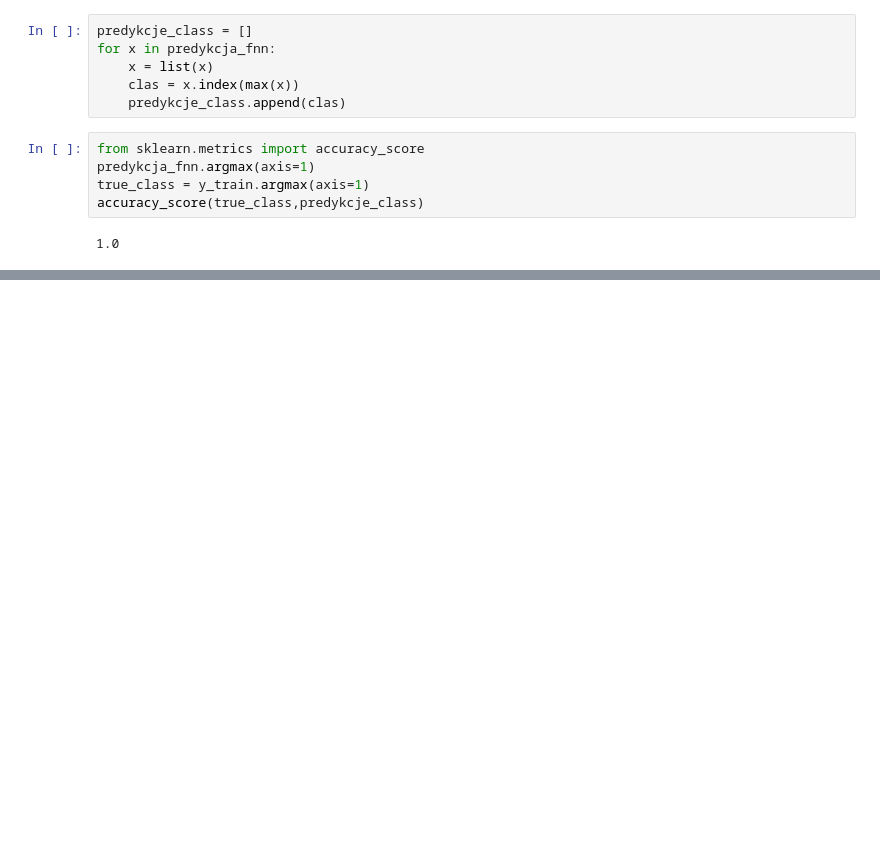
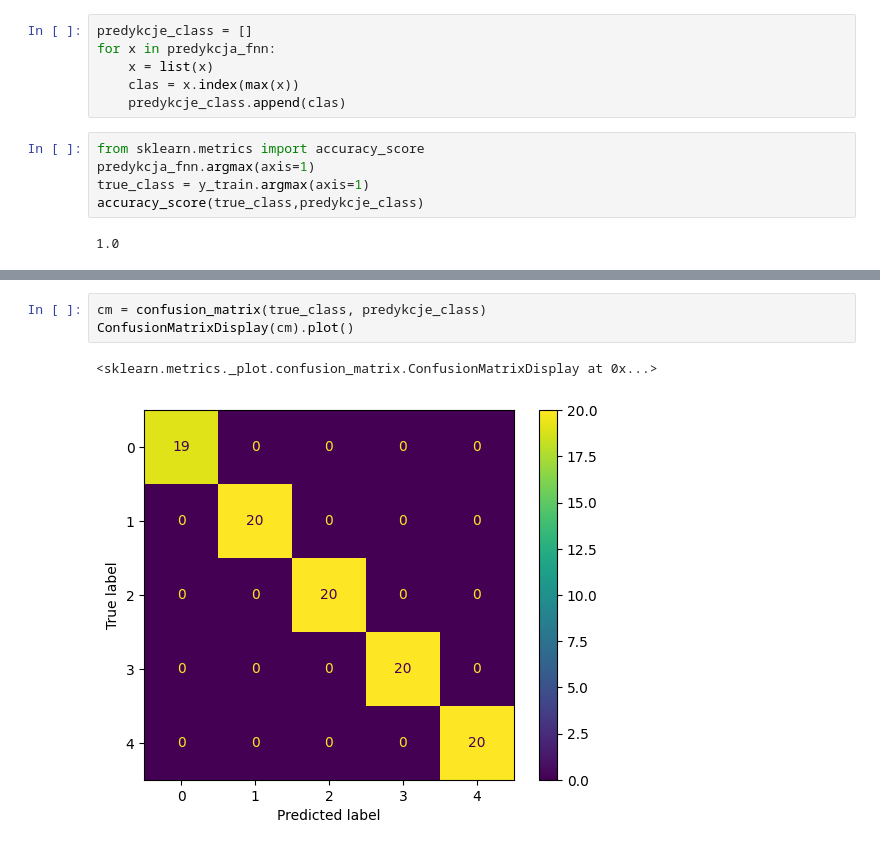
Before and after one commit to przemyslaw-pantol/algorytmy, a Jupyter notebook: analiza_danych/zd_1.ipynb, the cells around one changed output, grey strips where cells are left out. Saved outputs shown, nothing was run; the diff lists cells and outputs as text; blank space fills up the shorter version.

```diff
--- a/analiza_danych/zd_1.ipynb
+++ b/analiza_danych/zd_1.ipynb
@@ -200,0 +224,6 @@ pd.DataFrame({'val_lose':history.history['val_loss'],'loss':history.history['los
+# %%
+cm = confusion_matrix(true_class, predykcje_class)
+ConfusionMatrixDisplay(cm).plot()
+# %% [output]
+<sklearn.metrics._plot.confusion_matrix.ConfusionMatrixDisplay at 0x...>
+[figure, added]
```
Also changed, not shown: parts of 9 cells of this notebook, 1 other file.
